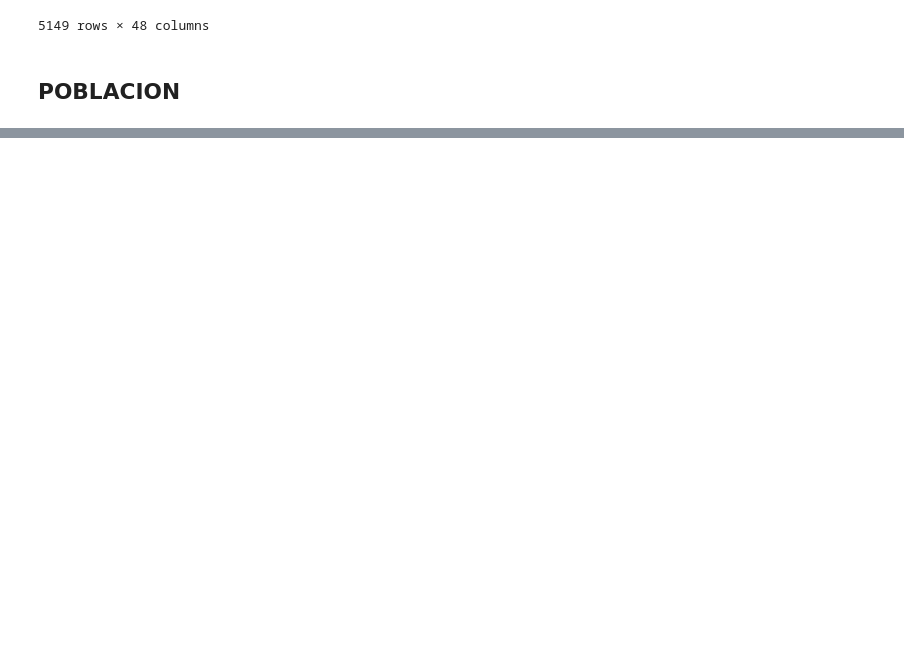
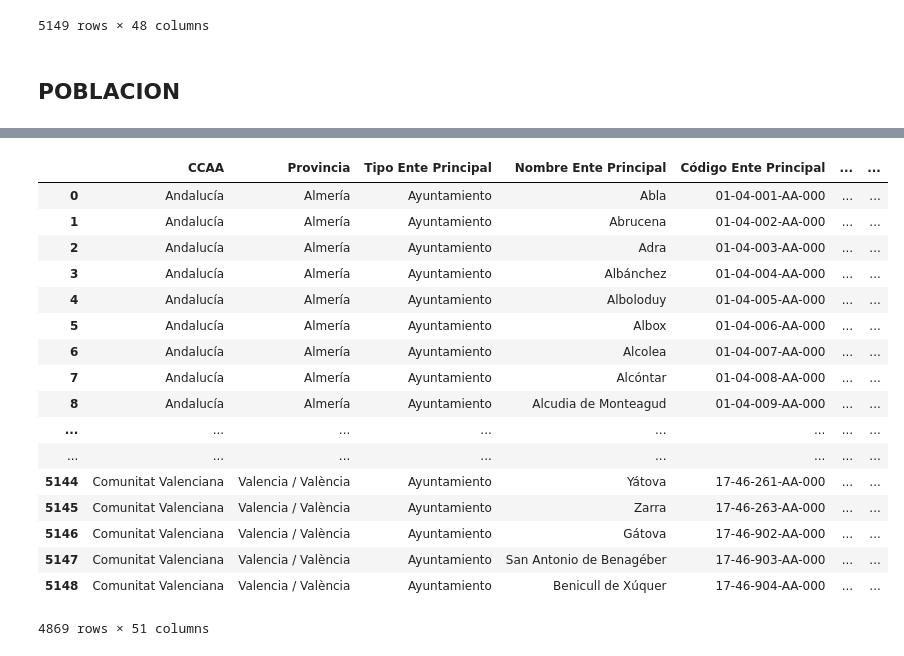
Before and after one commit to carpiero/Final_project, a Jupyter notebook: notebooks/Notebook_002.ipynb, the cells around one changed output, grey strips where cells are left out. Drawn from its saved outputs; the diff is of its cells as text; code cells hidden in the pictures; blank space fills up the shorter version.

```diff
--- a/notebooks/Notebook_002.ipynb
+++ b/notebooks/Notebook_002.ipynb
@@ -275,0 +291,4 @@ memory usage: 2.1+ MB
+# %%
+df_final_pob['Población 2018'] = df_final_pob['Población 2018'].astype('float64')
+
+df_final_pob['Población 2018'].sum()
@@ -275,0 +297,22 @@ memory usage: 2.1+ MB
+# %%
+df_final_pob['CCAA']=df_final_pob['Código Ente Principal']
+
+df_final_pob['CCAA']=df_final_pob['CCAA'].str.replace(r'.{14}$', '')
+
+
+
+df_final_pob.loc[df_final_pob['CCAA']=='01','CCAA']='Andalucía'
+df_final_pob.loc[df_final_pob['CCAA']=='02','CCAA']='Aragón'
+df_final_pob.loc[df_final_pob['CCAA']=='03','CCAA']='Principado de Asturias'
+df_final_pob.loc[df_final_pob['CCAA']=='04','CCAA']='Illes Balears'
+df_final_pob.loc[df_final_pob['CCAA']=='05','CCAA']='Canarias'
+df_final_pob.loc[df_final_pob['CCAA']=='06','CCAA']='Cantabria'
+df_final_pob.loc[df_final_pob['CCAA']=='07','CCAA']='Castilla y León'
+df_final_pob.loc[df_final_pob['CCAA']=='08','CCAA']='Castilla-La Mancha'
+df_final_pob.loc[df_final_pob['CCAA']=='09','CCAA']='Cataluña'
+df_final_pob.loc[df_final_pob['CCAA']=='10','CCAA']='Extremadura'
+df_final_pob.loc[df_final_pob['CCAA']=='11','CCAA']='Galicia'
+df_final_pob.loc[df_final_pob['CCAA']=='12','CCAA']='Comunidad de Madrid'
+df_final_pob.loc[df_final_pob['CCAA']=='13','CCAA']='Región de Murcia'
+df_final_pob.loc[df_final_pob['CCAA']=='16','CCAA']='La Rioja'
+df_final_pob.loc[df_final_pob['CCAA']=='17','CCAA']='Comunitat Valenciana'
@@ -275,0 +338,29 @@ memory usage: 2.1+ MB
+# %%
+# df_final_pob.info(memory_usage='deep')
+
+cols = df_final_pob.columns.tolist()
+cols = cols[-1:] + cols[:-1]
+
+
+df_final_pob= df_final_pob[cols]
+
+df_final_pob
+# %% [output]
+|  | CCAA | Provincia | Tipo Ente Principal | Nombre Ente Principal | Código Ente Principal | ... | ... |
+| 0 | Andalucía | Almería | Ayuntamiento | Abla | 01-04-001-AA-000 | ... | ... |
+| 1 | Andalucía | Almería | Ayuntamiento | Abrucena | 01-04-002-AA-000 | ... | ... |
+| 2 | Andalucía | Almería | Ayuntamiento | Adra | 01-04-003-AA-000 | ... | ... |
+| 3 | Andalucía | Almería | Ayuntamiento | Albánchez | 01-04-004-AA-000 | ... | ... |
+| 4 | Andalucía | Almería | Ayuntamiento | Alboloduy | 01-04-005-AA-000 | ... | ... |
+| 5 | Andalucía | Almería | Ayuntamiento | Albox | 01-04-006-AA-000 | ... | ... |
+| 6 | Andalucía | Almería | Ayuntamiento | Alcolea | 01-04-007-AA-000 | ... | ... |
+| 7 | Andalucía | Almería | Ayuntamiento | Alcóntar | 01-04-008-AA-000 | ... | ... |
+| 8 | Andalucía | Almería | Ayuntamiento | Alcudia de Monteagud | 01-04-009-AA-000 | ... | ... |
+| ... | ... | ... | ... | ... | ... | ... | ... |
+| ... | ... | ... | ... | ... | ... | ... | ... |
+| 5144 | Comunitat Valenciana | Valencia / València | Ayuntamiento | Yátova | 17-46-261-AA-000 | ... | ... |
+| 5145 | Comunitat Valenciana | Valencia / València | Ayuntamiento | Zarra | 17-46-263-AA-000 | ... | ... |
+| 5146 | Comunitat Valenciana | Valencia / València | Ayuntamiento | Gátova | 17-46-902-AA-000 | ... | ... |
+| 5147 | Comunitat Valenciana | Valencia / València | Ayuntamiento | San Antonio de Benagéber | 17-46-903-AA-000 | ... | ... |
+| 5148 | Comunitat Valenciana | Valencia / València | Ayuntamiento | Benicull de Xúquer | 17-46-904-AA-000 | ... | ... |
+4869 rows × 51 columns
```
Also changed, not shown: parts of 17 cells of this notebook, 2 other files.
